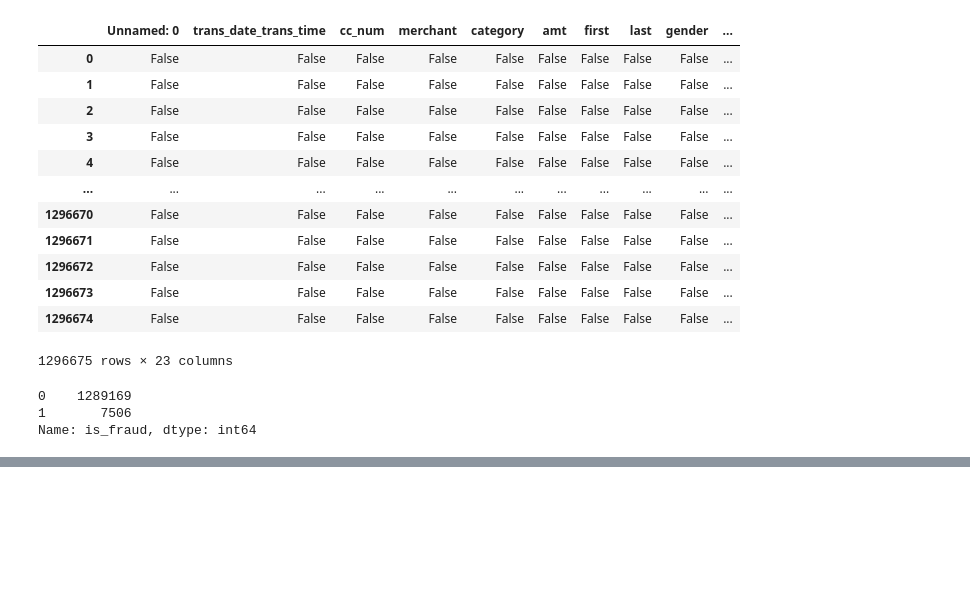
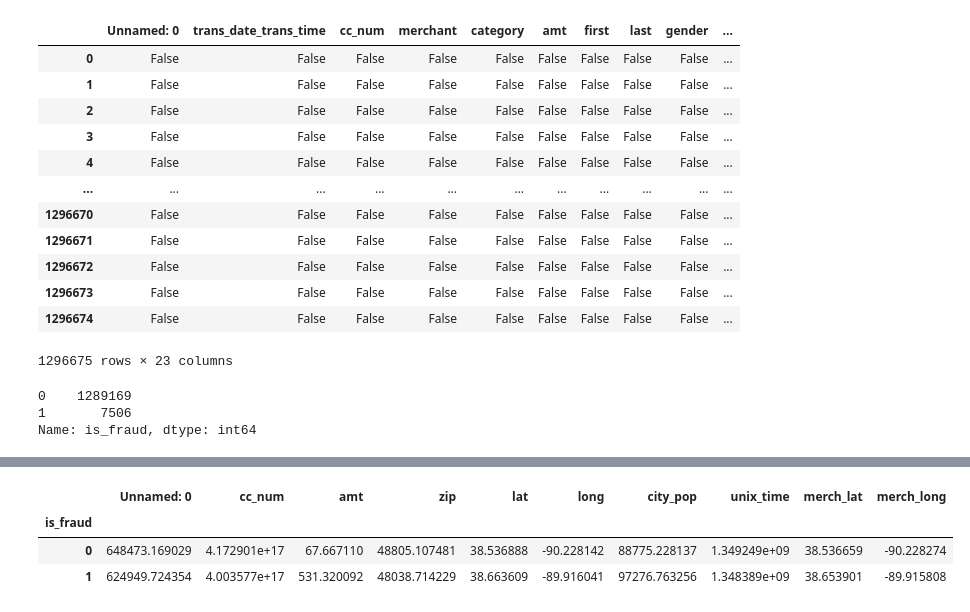
Before and after one commit to RioCasanova/CreditCardFraudProject, a Jupyter notebook: CreditCardFraudDetection.ipynb, the cells around one changed output, grey strips where cells are left out. Drawn from its saved outputs; the diff is of its cells as text; code cells hidden in the pictures; blank space fills up the shorter version.

```diff
--- a/CreditCardFraudDetection.ipynb
+++ b/CreditCardFraudDetection.ipynb
@@ -10,7 +7,7 @@ from sklearn.linear_model import LogisticRegression
 from sklearn.metrics import accuracy_score
 # %%
 # loading the dataset to a Pandas DataFrame
-credit_card_data = pd.read_csv('../datasets/credit-card-fraud-dataset/fraudTrain.csv')
+credit_card_data = pd.read_csv('../../datasets/credit-card-fraud-dataset/fraudTrain.csv')
 # %%
 # printing the first five rows in the dataset
 credit_card_data.head()
@@ -82,0 +116,8 @@ Name: is_fraud, dtype: int64
+# %%
+# compare the values for both transactions
+credit_card_data.groupby('is_fraud').mean()
+# %% [output]
+|  | Unnamed: 0 | cc_num | amt | zip | lat | long | city_pop | unix_time | merch_lat | merch_long |
+| is_fraud |  |  |  |  |  |  |  |  |  |  |
+| 0 | 648473.169029 | 4.172901e+17 | 67.667110 | 48805.107481 | 38.536888 | -90.228142 | 88775.228137 | 1.349249e+09 | 38.536659 | -90.228274 |
+| 1 | 624949.724354 | 4.003577e+17 | 531.320092 | 48038.714229 | 38.663609 | -89.916041 | 97276.763256 | 1.348389e+09 | 38.653901 | -89.915808 |
```
Also changed, not shown: parts of 5 cells of this notebook.
